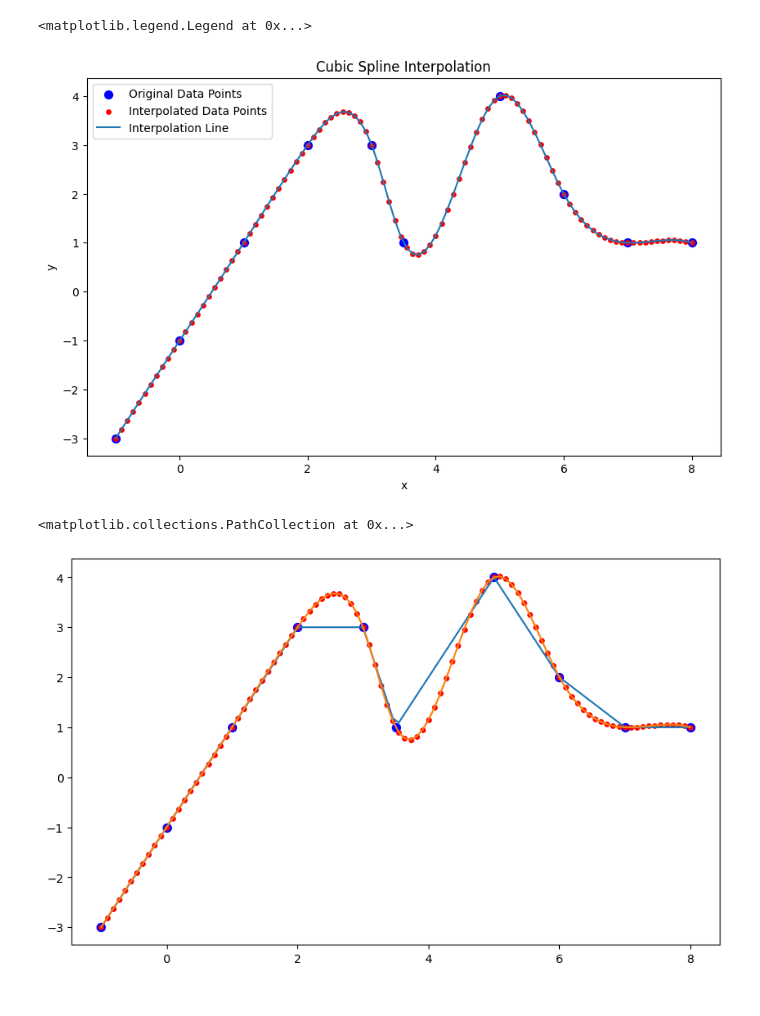
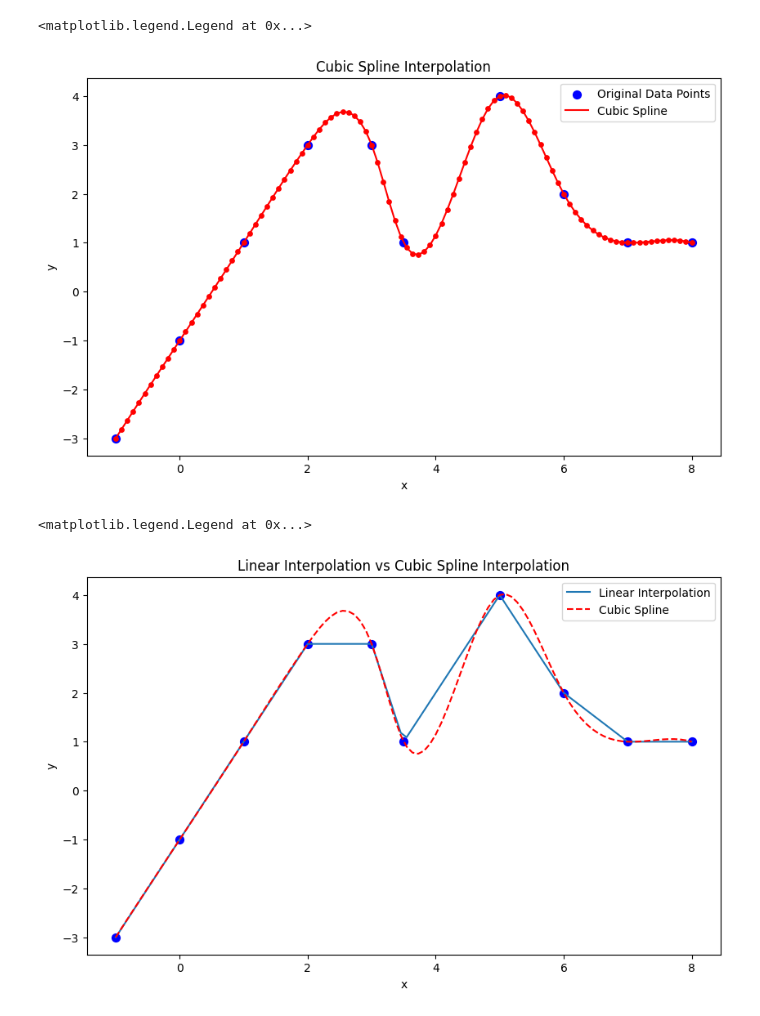
Before and after one commit to Aradhikaaa/Interpolation, a Jupyter notebook: hw1.ipynb, the cells around one changed output. Saved outputs shown, nothing was run; the diff lists cells and outputs as text; code cells hidden in the pictures.

```diff
--- a/hw1.ipynb
+++ b/hw1.ipynb
@@ -46,8 +46,8 @@ y_new_cs= cs(x_new)
 plt.figure(figsize=(10,6))
 
 plt.scatter(x, y, color='blue',s=50, label='Original Data Points')
-plt.scatter(x_new, y_new_cs , s=15, color='red', label='Interpolated Data Points')
-plt.plot(x_new, y_new_cs, label='Interpolation Line')
+plt.scatter(x_new, y_new_cs , s=15, color='red')
+plt.plot(x_new, y_new_cs, label='Cubic Spline',color='red')
 
 plt.xlabel('x')
 plt.ylabel('y')
@@ -55,17 +55,20 @@ plt.title('Cubic Spline Interpolation')
 plt.legend()
 # %% [output]
 <matplotlib.legend.Legend at 0x...>
-[figure, old version]
+[figure, new version]
 # %%
 plt.figure(figsize=(10,6))
 
 plt.scatter(x, y, color='blue',s=50)
-plt.plot(x_new, y_new)
-plt.plot(x_new, y_new_cs)
-plt.scatter(x_new, y_new_cs , s=15, color='red')
+plt.plot(x_new, y_new, label='Linear Interpolation')
+plt.plot(x_new, y_new_cs, "r--", label='Cubic Spline')
+plt.xlabel('x')
+plt.ylabel('y')
+plt.title('Linear Interpolation vs Cubic Spline Interpolation')
+plt.legend()
 # %% [output]
-<matplotlib.collections.PathCollection at 0x...>
+<matplotlib.legend.Legend at 0x...>
-[figure, old version]
+[figure, new version]
 # %%
 def func(x):
     y = np.sin((np.pi/2)* x ) + x/2
```
Also changed, not shown: parts of 19 cells of this notebook.
